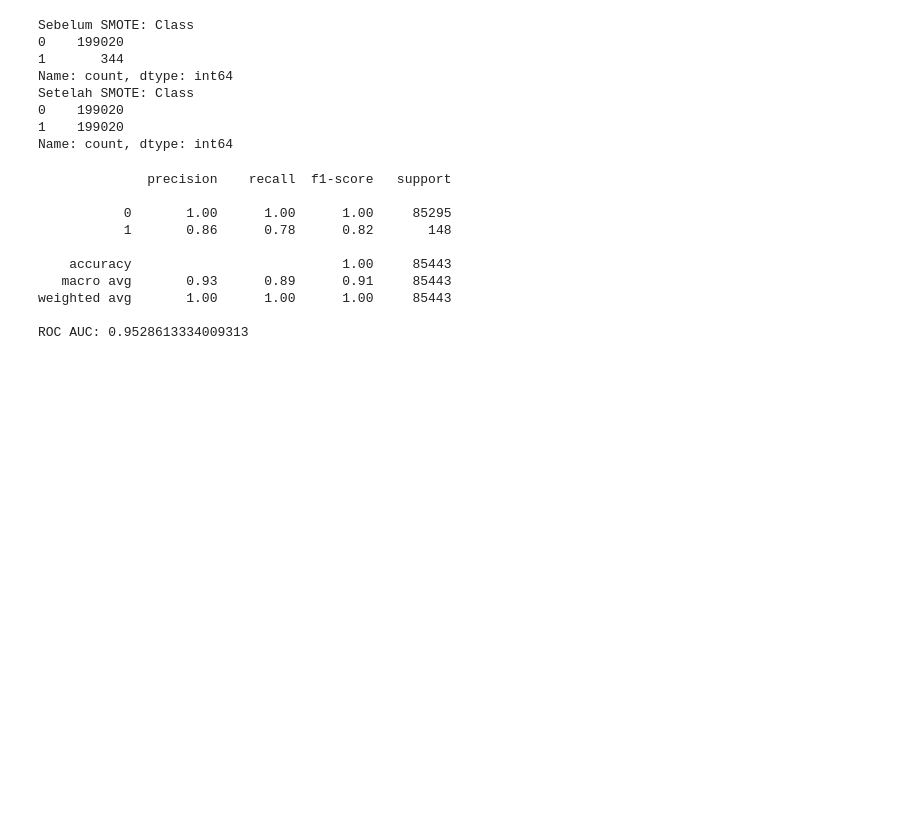
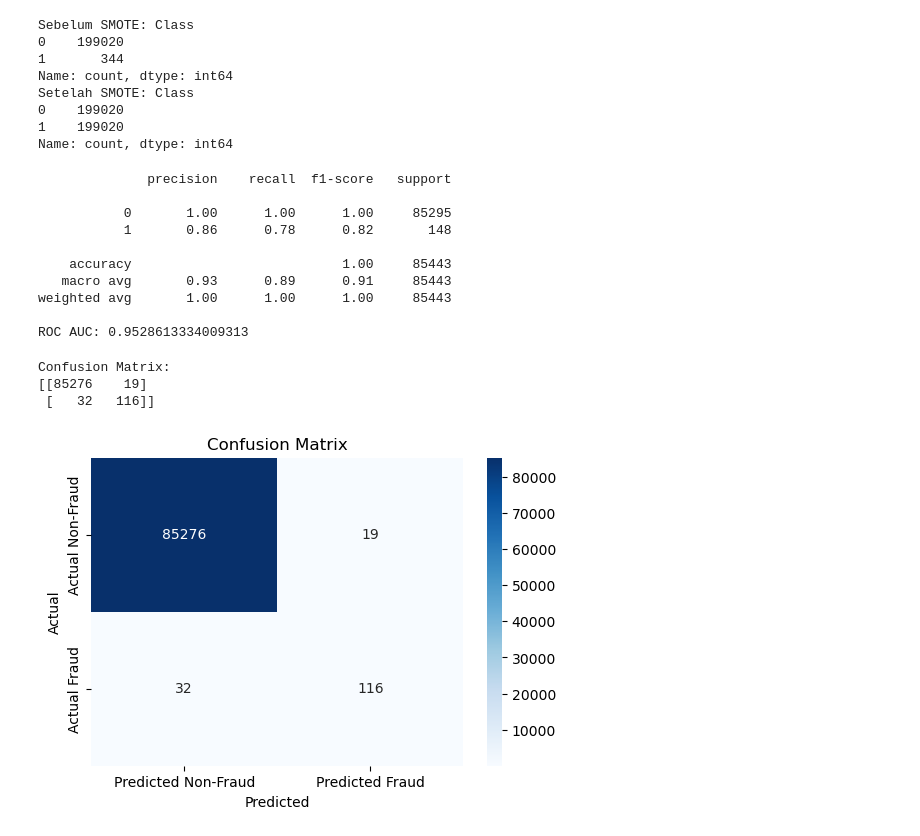
Before and after one commit to Gustian007/random-projects, a Jupyter notebook: Credit card fraud detection.ipynb, the cells around one changed output. Cells and saved outputs as stored; diff of their text form; code cells hidden in the pictures; blank space fills up the shorter version.

```diff
--- a/Credit card fraud detection.ipynb
+++ b/Credit card fraud detection.ipynb
@@ -249,0 +252,22 @@ ROC AUC: 0.9528613334009313
+# %%
+# Hitung confusion matrix
+cm = confusion_matrix(y_test, y_pred)
+
+# Tampilkan matrix
+print("Confusion Matrix:")
+print(cm)
+
+# Visualisasi confusion matrix
+plt.figure(figsize=(6,4))
+sns.heatmap(cm, annot=True, fmt='d', cmap='Blues',
+            xticklabels=['Predicted Non-Fraud', 'Predicted Fraud'],
+            yticklabels=['Actual Non-Fraud', 'Actual Fraud'])
+plt.ylabel('Actual')
+plt.xlabel('Predicted')
+plt.title('Confusion Matrix')
+plt.show()
+# %% [output]
+Confusion Matrix:
+[[85276    19]
+ [   32   116]]
+[figure, added]
```
Also changed, not shown: parts of 2 cells of this notebook.
